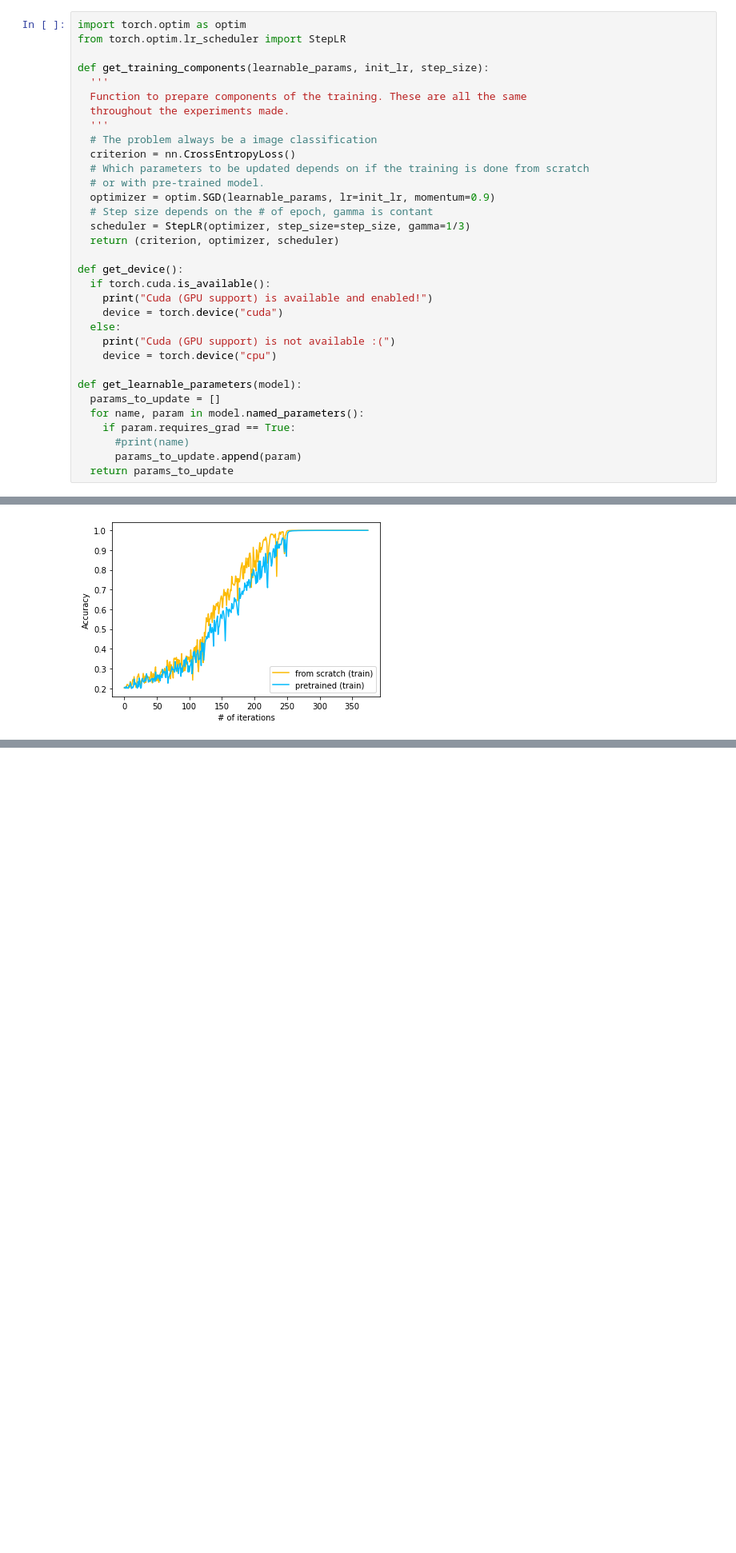
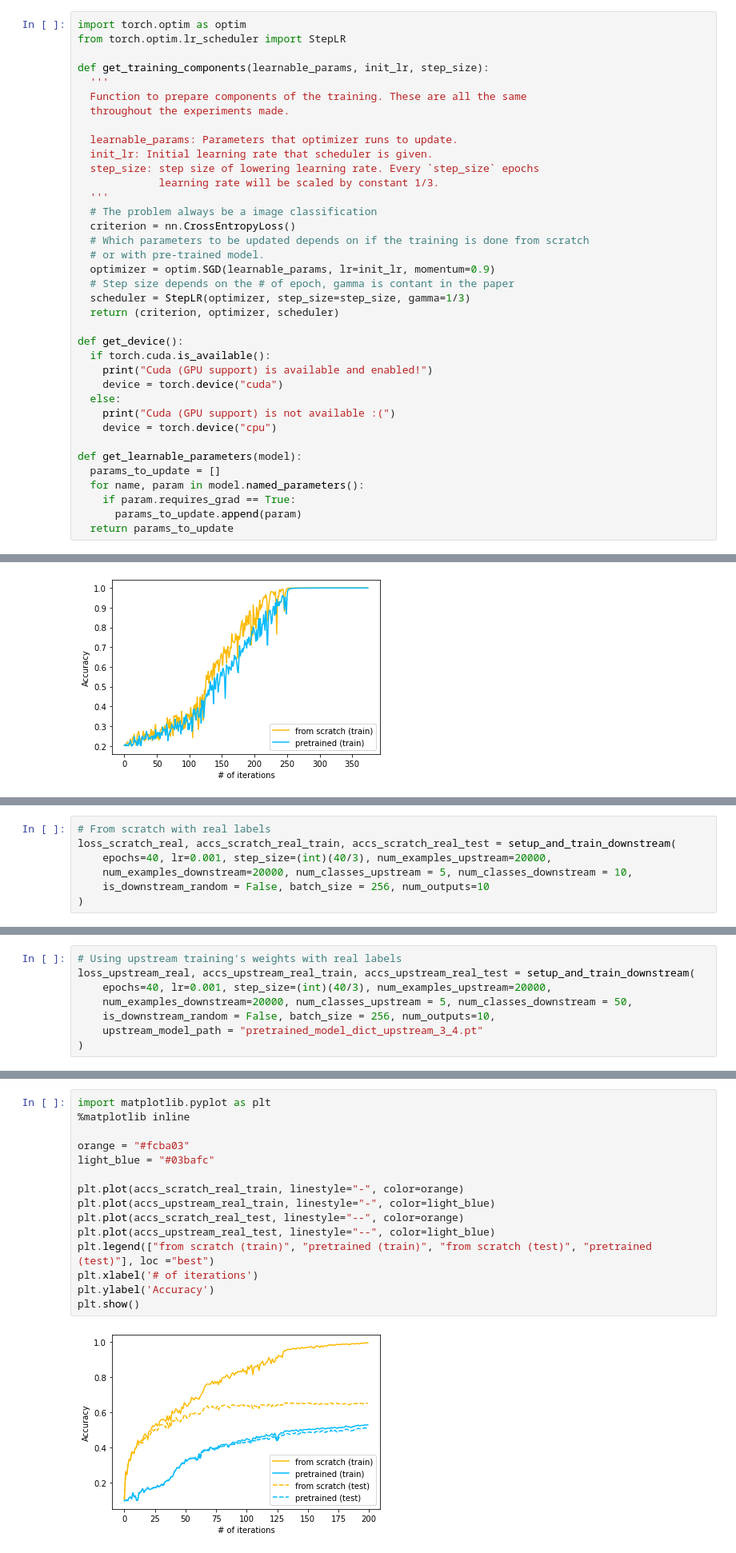
Before and after one commit to sinankalkan/CENG501-Spring2021, a Jupyter notebook: project_BilginGungor/figure1.ipynb, the cells around one changed output, grey strips where cells are left out. Shown at 80% size. Cells and saved outputs as stored; diff of their text form; blank space fills up the shorter version.

Commit message:
Complete figure1 reproduction. Add documentation for functions and also add inline comments to explain important actions throughout the code.

```diff
--- a/project_BilginGungor/figure1.ipynb
+++ b/project_BilginGungor/figure1.ipynb
@@ -278,13 +230,18 @@ def get_training_components(learnable_params, init_lr, step_size):
   '''
   Function to prepare components of the training. These are all the same
   throughout the experiments made.
+
+  learnable_params: Parameters that optimizer runs to update.
+  init_lr: Initial learning rate that scheduler is given.
+  step_size: step size of lowering learning rate. Every `step_size` epochs
+             learning rate will be scaled by constant 1/3.
   '''
   # The problem always be a image classification
   criterion = nn.CrossEntropyLoss()
   # Which parameters to be updated depends on if the training is done from scratch
   # or with pre-trained model.
   optimizer = optim.SGD(learnable_params, lr=init_lr, momentum=0.9)
-  # Step size depends on the # of epoch, gamma is contant
+  # Step size depends on the # of epoch, gamma is contant in the paper
   scheduler = StepLR(optimizer, step_size=step_size, gamma=1/3)
   return (criterion, optimizer, scheduler)
 
@@ -300,7 +257,6 @@ def get_learnable_parameters(model):
   params_to_update = []
   for name, param in model.named_parameters():
     if param.requires_grad == True:
-      #print(name)
       params_to_update.append(param)
   return params_to_update
 # %%
@@ -526,0 +556,7 @@ plt.show()
+# %%
+# From scratch with real labels
+loss_scratch_real, accs_scratch_real_train, accs_scratch_real_test = setup_and_train_downstream(
+    epochs=40, lr=0.001, step_size=(int)(40/3), num_examples_upstream=20000,
+    num_examples_downstream=20000, num_classes_upstream = 5, num_classes_downstream = 10,
+    is_downstream_random = False, batch_size = 256, num_outputs=10
+)
@@ -526,0 +581,8 @@ plt.show()
+# %%
+# Using upstream training's weights with real labels
+loss_upstream_real, accs_upstream_real_train, accs_upstream_real_test = setup_and_train_downstream(
+    epochs=40, lr=0.001, step_size=(int)(40/3), num_examples_upstream=20000,
+    num_examples_downstream=20000, num_classes_upstream = 5, num_classes_downstream = 50,
+    is_downstream_random = False, batch_size = 256, num_outputs=10,
+    upstream_model_path = "pretrained_model_dict_upstream_3_4.pt"
+)
@@ -526,0 +658,17 @@ plt.show()
+# %%
+import matplotlib.pyplot as plt
+%matplotlib inline
+
+orange = "#fcba03"
+light_blue = "#03bafc"
+
+plt.plot(accs_scratch_real_train, linestyle="-", color=orange)
+plt.plot(accs_upstream_real_train, linestyle="-", color=light_blue)
+plt.plot(accs_scratch_real_test, linestyle="--", color=orange)
+plt.plot(accs_upstream_real_test, linestyle="--", color=light_blue)
+plt.legend(["from scratch (train)", "pretrained (train)", "from scratch (test)", "pretrained (test)"], loc ="best")
+plt.xlabel('# of iterations')
+plt.ylabel('Accuracy')
+plt.show()
+# %% [output]
+[figure, added]
```
Also changed, not shown: parts of 17 cells of this notebook.
